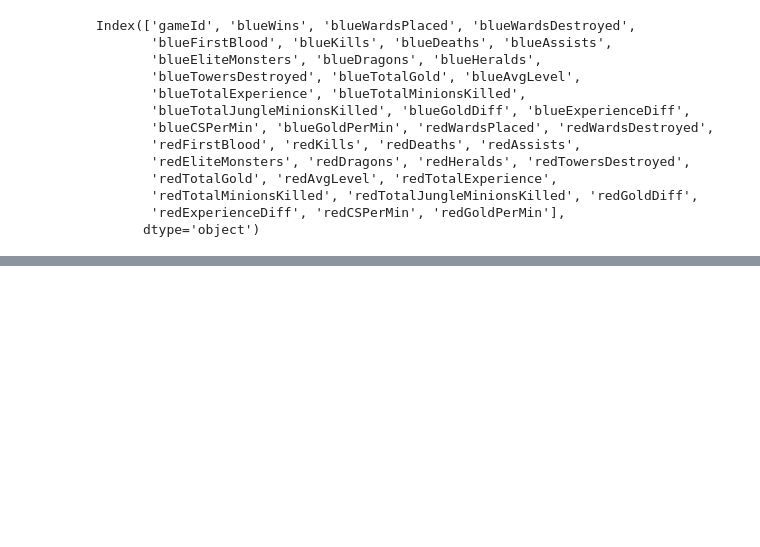
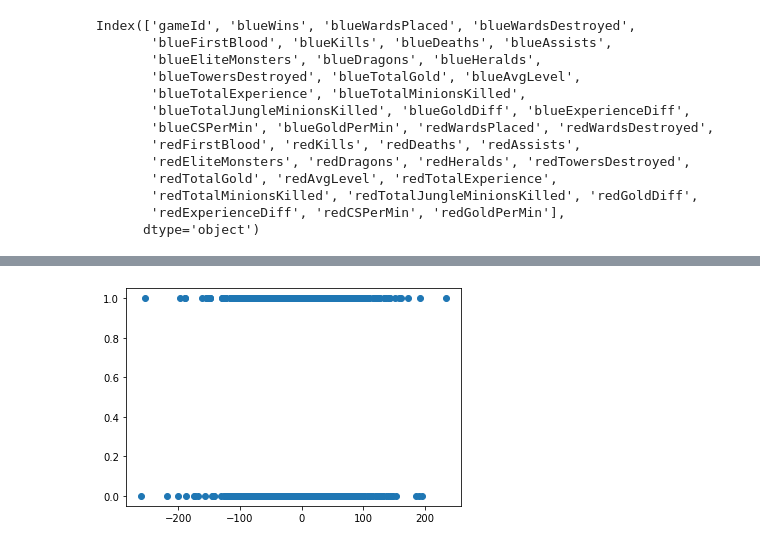
Before and after one commit to kylegross/League_of_Legends, a Jupyter notebook: ETL_code.ipynb, the cells around one changed output, grey strips where cells are left out. Drawn from its saved outputs; the diff is of its cells as text; code cells hidden in the pictures; blank space fills up the shorter version.

```diff
--- a/ETL_code.ipynb
+++ b/ETL_code.ipynb
@@ -133,0 +166,5 @@ diff_df
+# %%
+plt.scatter(diff_df.bluewardsplaced_diff,diff_df.blueWins)
+plt.show()
+# %% [output]
+[figure, added]
```
Also changed, not shown: parts of 33 cells of this notebook.
